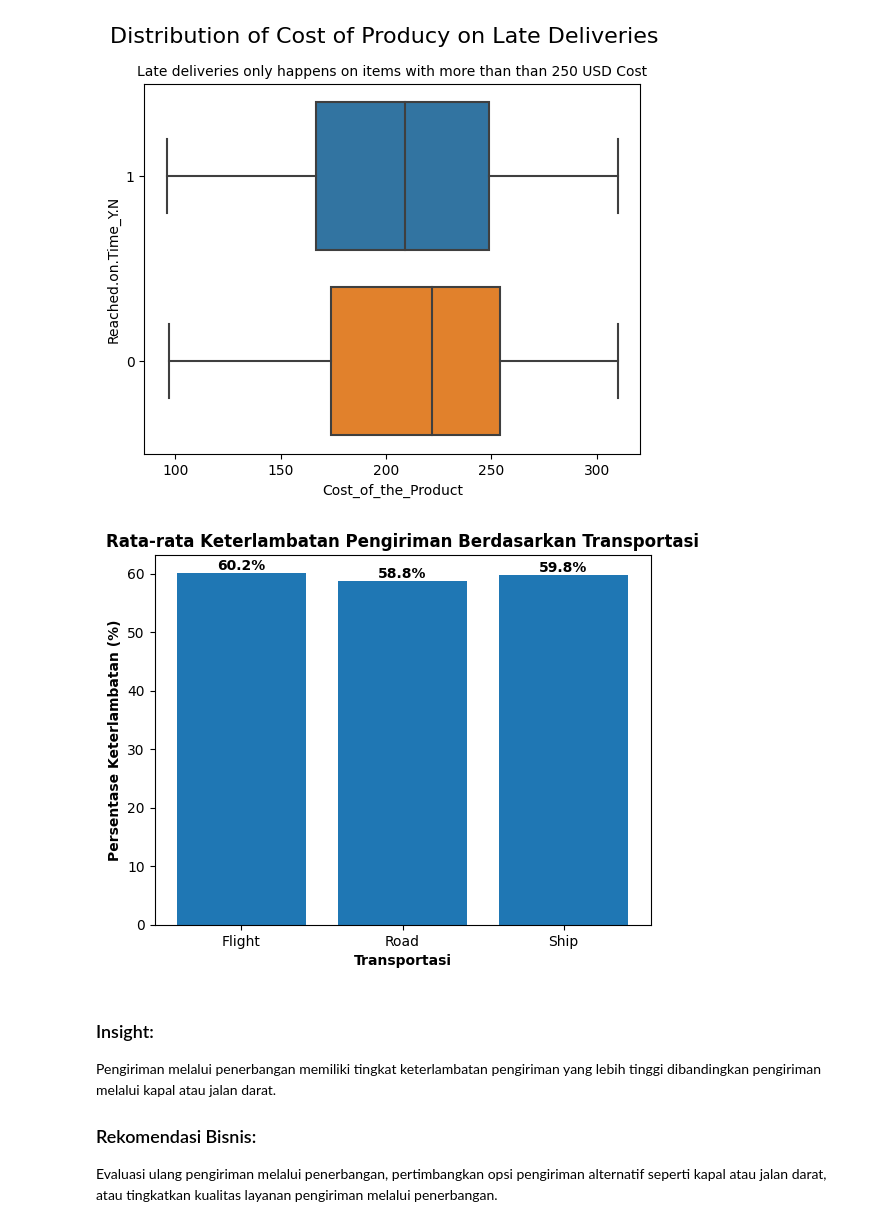
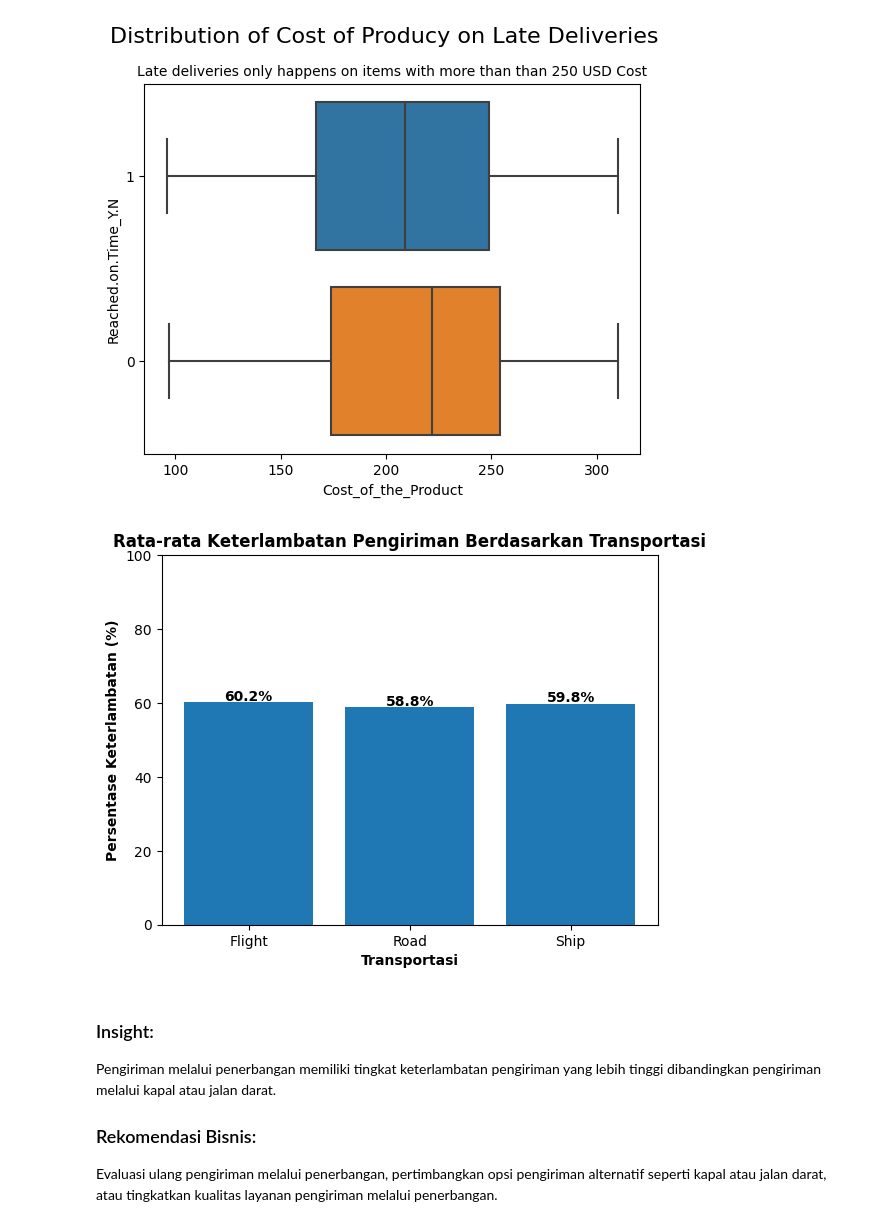
Before and after one commit to uniainiyah/ecommerce-ds, a Jupyter notebook: Final_Project_DS_Rakamin_Batch_31_Kelompok_4_(Cobra).ipynb, the cells around one changed output. Drawn from its saved outputs; the diff is of its cells as text; code cells hidden in the pictures.

```diff
--- a/Final_Project_DS_Rakamin_Batch_31_Kelompok_4_(Cobra).ipynb
+++ b/Final_Project_DS_Rakamin_Batch_31_Kelompok_4_(Cobra).ipynb
@@ -356,23 +362,23 @@ plt.show()
 # %%
 # Calculate late delivery percentage for each mode of transport
 delay_by_shipment = df.groupby('Mode_of_Shipment')['Reached.on.Time_Y.N'].mean() * 100
 
 # Membuat bar plot
 plt.bar(delay_by_shipment.index, delay_by_shipment.values)
 
 # Menambahkan label untuk setiap bar
 for i, v in enumerate(delay_by_shipment.values):
     plt.text(i, v+0.5, str(round(v,1)) + '%', ha='center', fontweight='bold')
 
 # Menambahkan label pada sumbu x dan y, serta judul grafik
 plt.title('Rata-rata Keterlambatan Pengiriman Berdasarkan Transportasi', fontweight='bold')
 plt.xlabel('Transportasi', fontweight='bold')
 plt.ylabel('Persentase Keterlambatan (%)', fontweight='bold')
-
+plt.ylim(0, 100)
 # Menampilkan grafik
 plt.show()
 # %% [output]
-[figure, old version]
+[figure, new version]
 # %% [markdown]
 ### Insight:
 
```
Also changed, not shown: parts of 4 cells of this notebook.
